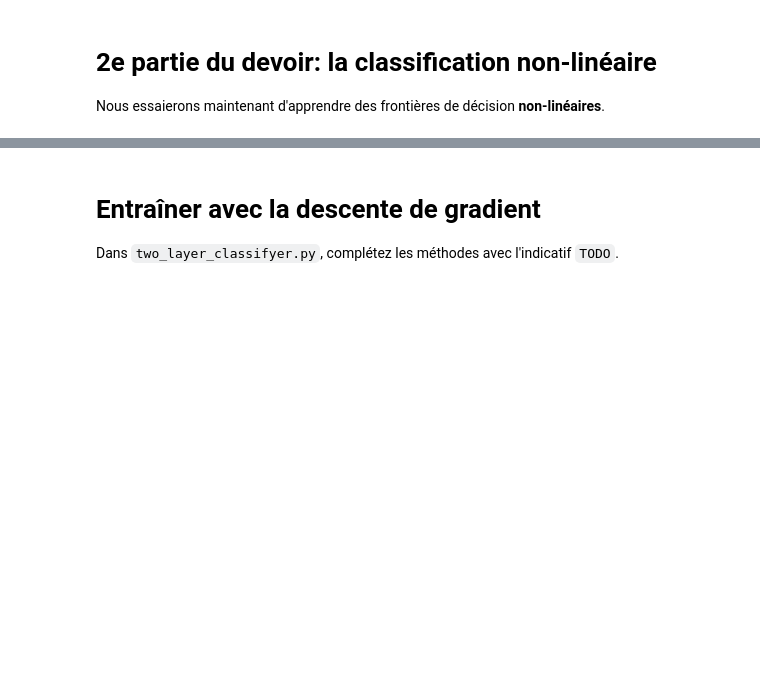
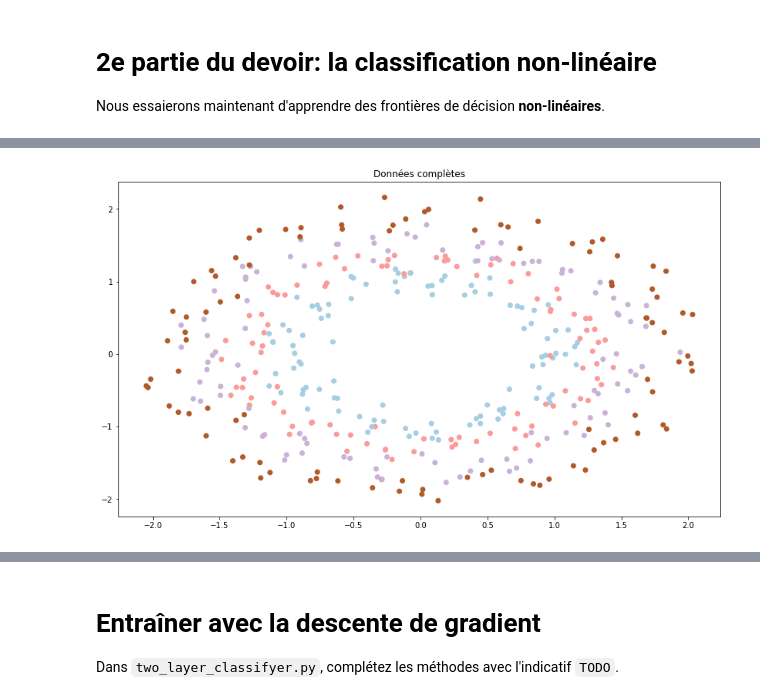
Before and after one commit to Seb-Leb/IFT712_TP, a Jupyter notebook: TP4/prog/Devoir4.ipynb, the cells around one changed output, grey strips where cells are left out. Drawn from its saved outputs; the diff is of its cells as text; code cells hidden in the pictures; blank space fills up the shorter version.

```diff
--- a/TP4/prog/Devoir4.ipynb
+++ b/TP4/prog/Devoir4.ipynb
@@ -309,9 +312,9 @@ elif dataset_type == 'Ncircles':
 else:
     print('Invalid dataset type')
 # %%
-plt.figure()
+plt.figure(facecolor='w')
 plt.scatter(X_[:, 0], X_[:, 1], c=y_, cmap=plt.cm.Paired)
-plt.title('Données complètes')prog/linear_classifier.py
+plt.title('Données complètes')
 
 plt.show()
 # %% [output]
@@ -319,3 +321,4 @@ SyntaxError: invalid syntax (<ipython-input-23-72fa2825a7b2>, line 3)
+[figure, added]
 # %%
 train_proportion = 0.5
 val_proportion = 0.2
```
Also changed, not shown: parts of 10 cells of this notebook, 1 other file.
